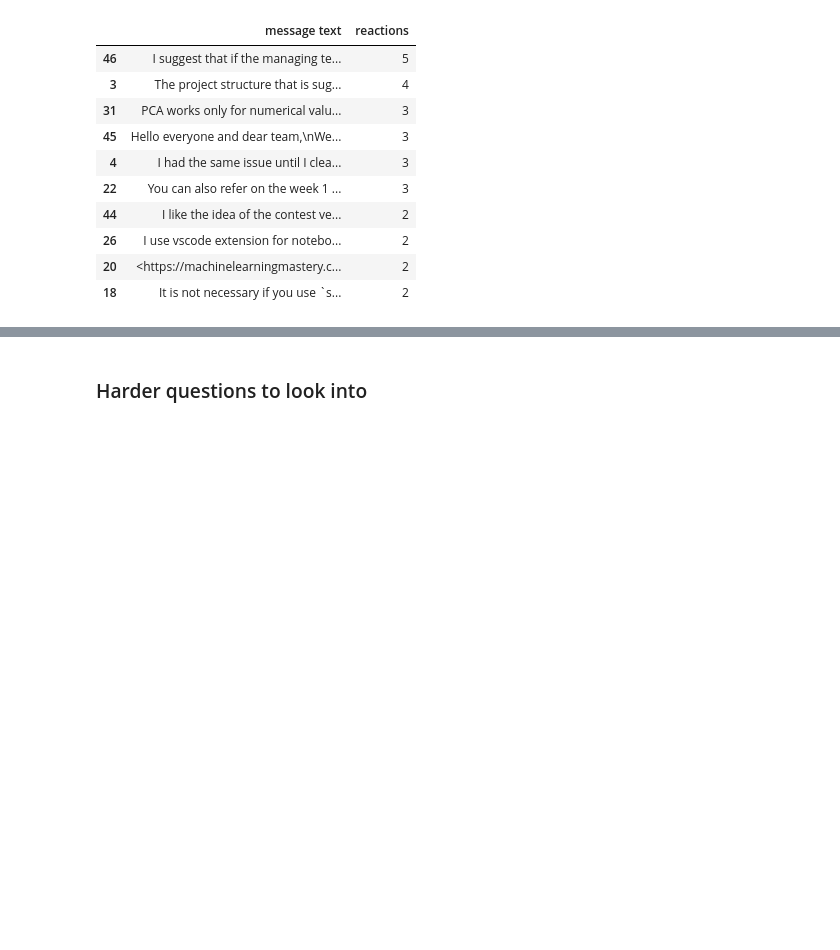
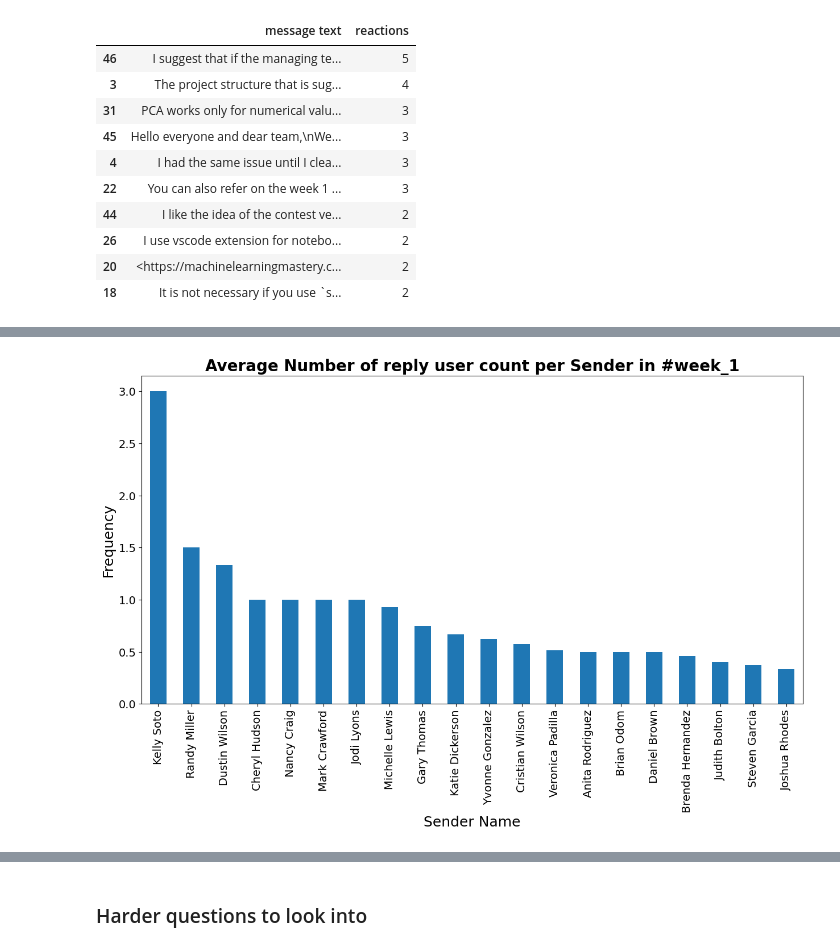
Before and after one commit to merronmuche/week0_starter_network_analysis, a Jupyter notebook: notebooks/parse_slack_data.ipynb, the cells around one changed output, grey strips where cells are left out. Cells and saved outputs as stored; diff of their text form; code cells hidden in the pictures; blank space fills up the shorter version.

```diff
--- a/notebooks/parse_slack_data.ipynb
+++ b/notebooks/parse_slack_data.ipynb
@@ -316,0 +330,4 @@ top_10_messages_by_Reactions
+# %%
+draw_avg_reply_users_count(data,'week_1')
+# %% [output]
+[figure, added]
```
Also changed, not shown: parts of 8 cells of this notebook, 1 other file.
